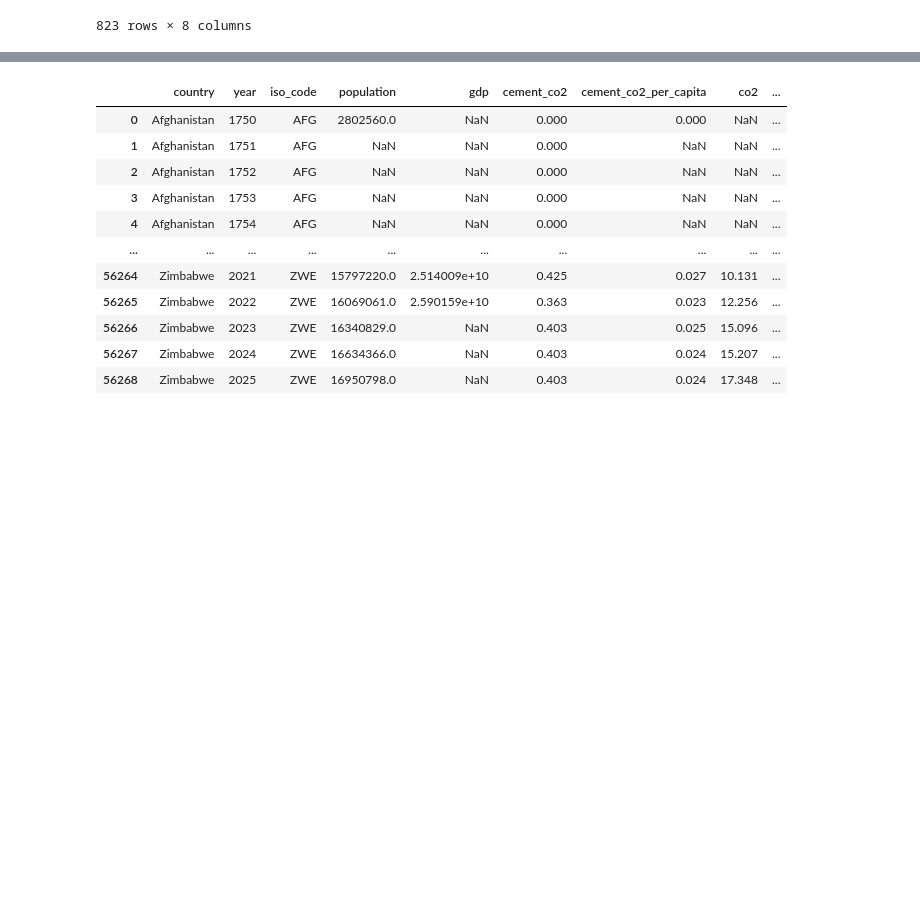
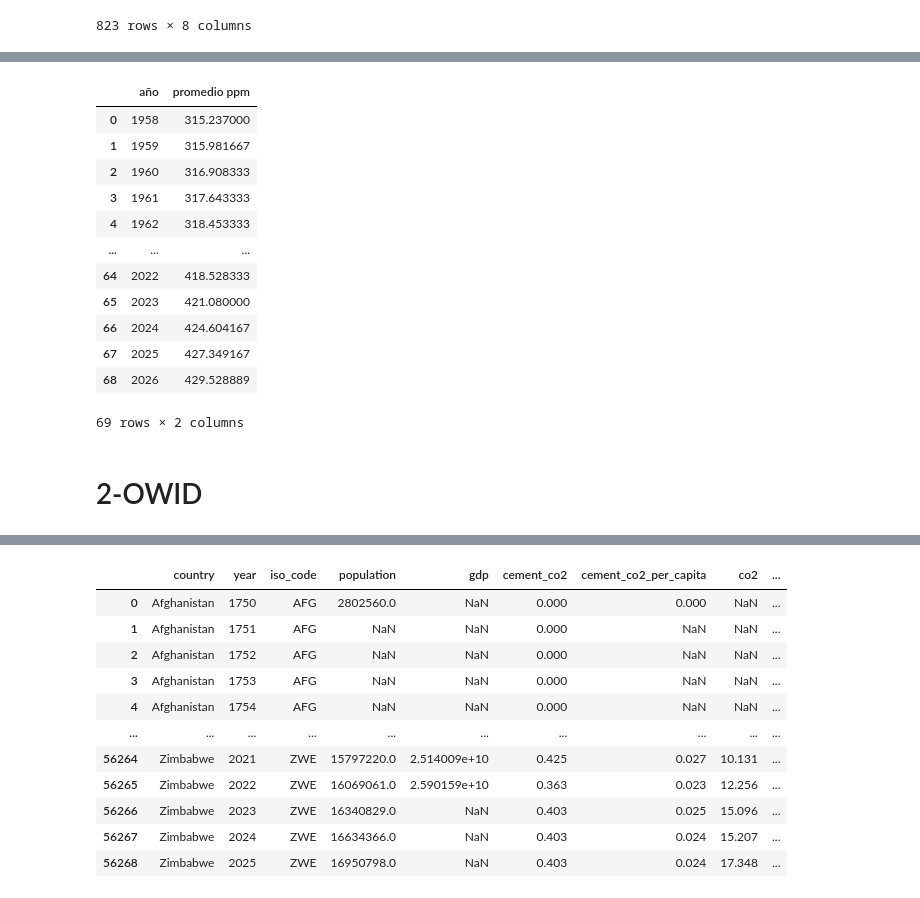
Before and after one commit to inakigallego/EDA-19-11-2026, a Jupyter notebook: 1-Tema, hipotesis y datasets.ipynb, the cells around one changed output, grey strips where cells are left out. Cells and saved outputs as stored; diff of their text form; code cells hidden in the pictures; blank space fills up the shorter version.

```diff
--- a/1-Tema, hipotesis y datasets.ipynb
+++ b/1-Tema, hipotesis y datasets.ipynb
@@ -99 +121,20 @@ df
+# %%
+df_noaa_anual = df_anual[["año", "promedio ppm"]]
+df_noaa_anual
+# %% [output]
+|  | año | promedio ppm |
+| 0 | 1958 | 315.237000 |
+| 1 | 1959 | 315.981667 |
+| 2 | 1960 | 316.908333 |
+| 3 | 1961 | 317.643333 |
+| 4 | 1962 | 318.453333 |
+| ... | ... | ... |
+| 64 | 2022 | 418.528333 |
+| 65 | 2023 | 421.080000 |
+| 66 | 2024 | 424.604167 |
+| 67 | 2025 | 427.349167 |
+| 68 | 2026 | 429.528889 |
+69 rows × 2 columns
+# %% [markdown]
+# 2-OWID
 # %%
```
Also changed, not shown: parts of 13 cells of this notebook.
